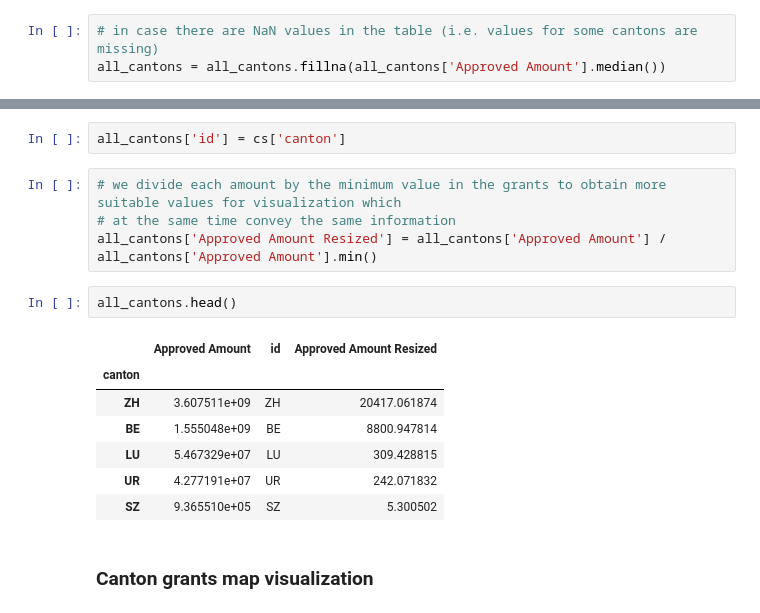
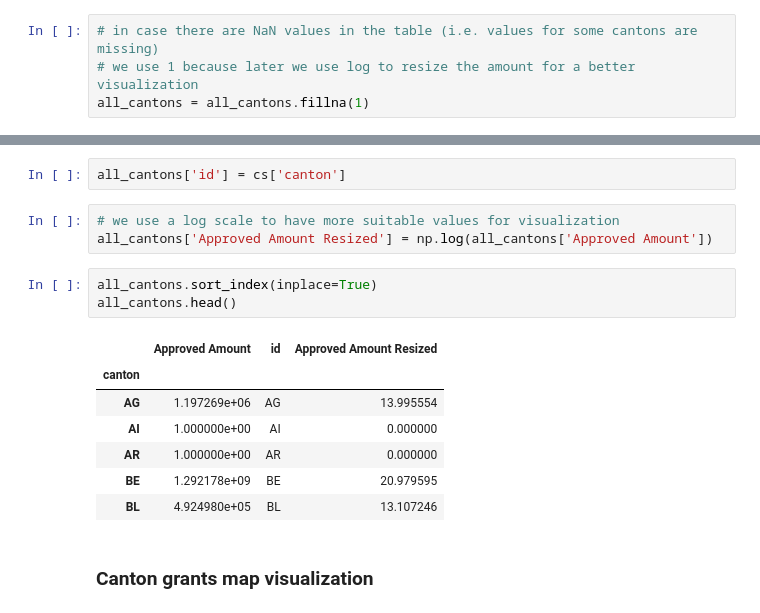
Before and after one commit to cipri-tom/Homework, a Jupyter notebook: 03 - Interactive Viz/Map Visualization.ipynb, the cells around one changed output, grey strips where cells are left out. Cells and saved outputs as stored; diff of their text form.

Commit message:
Visualization fini

```diff
--- a/03 - Interactive Viz/Map Visualization.ipynb
+++ b/03 - Interactive Viz/Map Visualization.ipynb
@@ -52,25 +54,26 @@ grants_per_canton.head()
 all_cantons = cs.merge(grants_per_canton, left_on='canton', right_on='canton', how='outer')
 # %%
 # in case there are NaN values in the table (i.e. values for some cantons are missing)
-all_cantons = all_cantons.fillna(all_cantons['Approved Amount'].median())
+# we use 1 because later we use log to resize the amount for a better visualization
+all_cantons = all_cantons.fillna(1)
 # %%
 all_cantons = all_cantons.set_index(['canton'])
 # %%
 all_cantons['id'] = cs['canton']
 # %%
-# we divide each amount by the minimum value in the grants to obtain more suitable values for visualization which
-# at the same time convey the same information
-all_cantons['Approved Amount Resized'] = all_cantons['Approved Amount'] / all_cantons['Approved Amount'].min()
+# we use a log scale to have more suitable values for visualization
+all_cantons['Approved Amount Resized'] = np.log(all_cantons['Approved Amount'])
 # %%
+all_cantons.sort_index(inplace=True)
 all_cantons.head()
 # %% [output]
 |  | Approved Amount | id | Approved Amount Resized |
 | canton |  |  |  |
-| ZH | 3.607511e+09 | ZH | 20417.061874 |
-| BE | 1.555048e+09 | BE | 8800.947814 |
-| LU | 5.467329e+07 | LU | 309.428815 |
-| UR | 4.277191e+07 | UR | 242.071832 |
-| SZ | 9.365510e+05 | SZ | 5.300502 |
+| AG | 1.197269e+06 | AG | 13.995554 |
+| AI | 1.000000e+00 | AI | 0.000000 |
+| AR | 1.000000e+00 | AR | 0.000000 |
+| BE | 1.292178e+09 | BE | 20.979595 |
+| BL | 4.924980e+05 | BL | 13.107246 |
 # %% [markdown]
 ### Canton grants map visualization
 # %%
```
Also changed, not shown: parts of 17 cells of this notebook, 1 other file.
